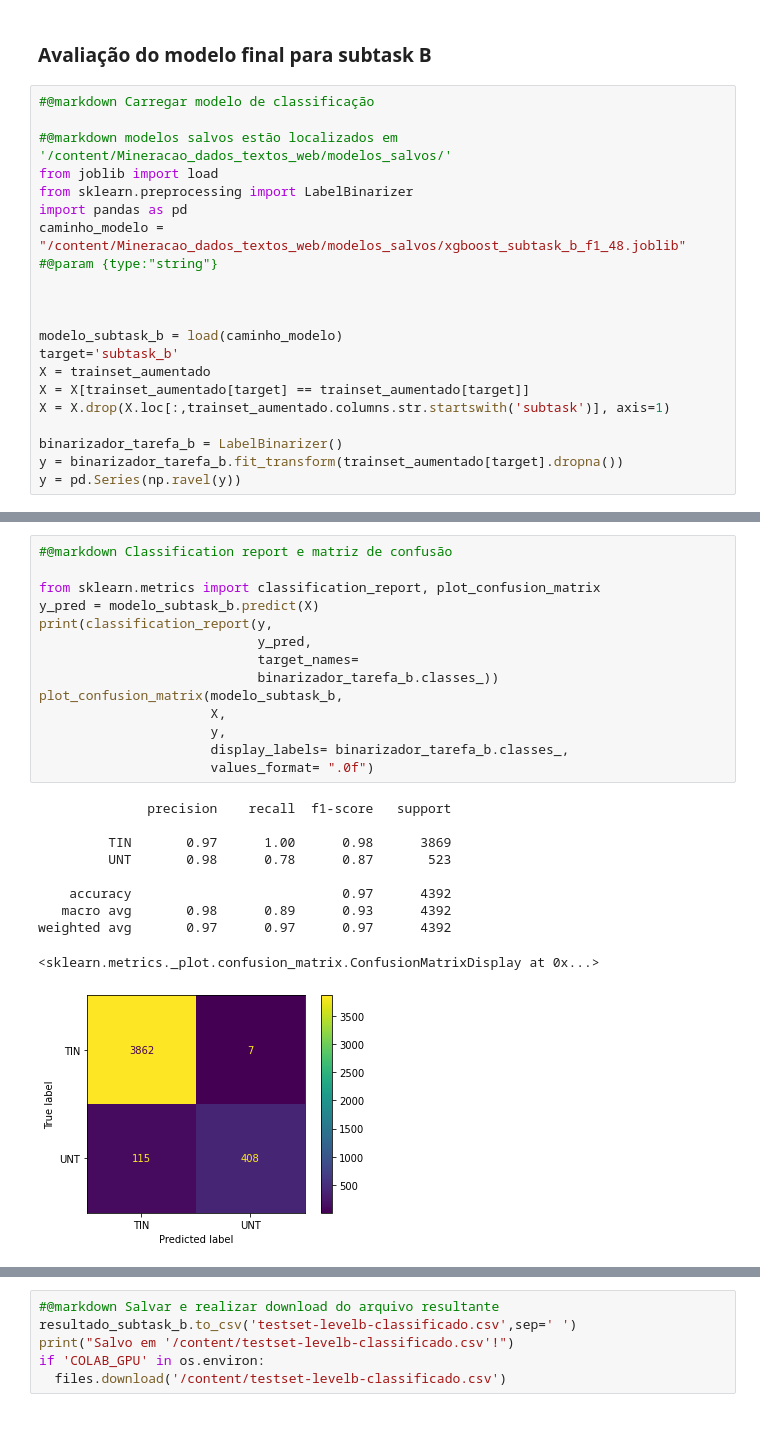
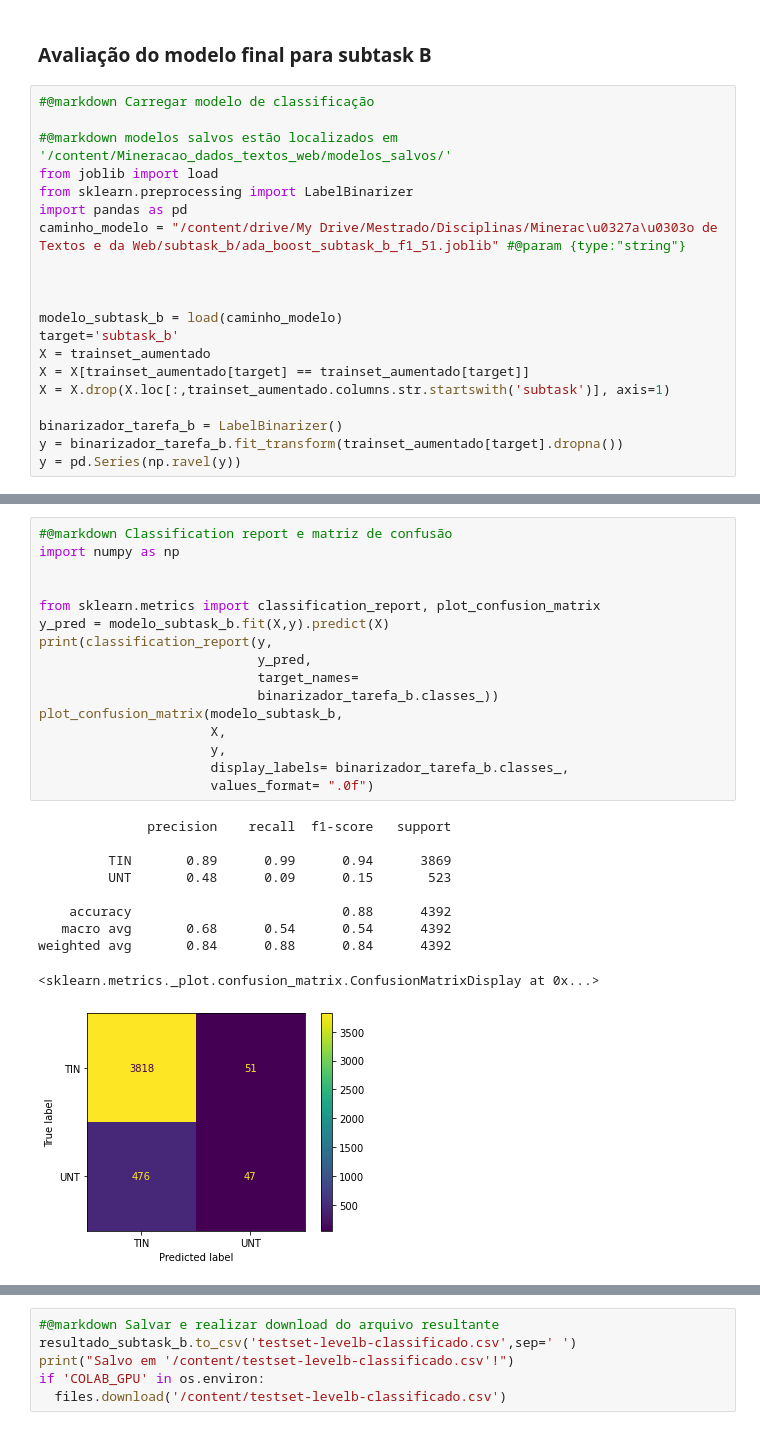
Before and after one commit to eduardodut/Mineracao_dados_textos_web, a Jupyter notebook: projeto01_equipe01.ipynb, the cells around one changed output, grey strips where cells are left out. Cells and saved outputs as stored; diff of their text form.

```diff
--- a/projeto01_equipe01.ipynb
+++ b/projeto01_equipe01.ipynb
@@ -1338,7 +1552,7 @@ Salvo em '/content/testset-levela-classificado.csv'!
 from joblib import load
 from sklearn.preprocessing import LabelBinarizer
 import pandas as pd
-caminho_modelo = "/content/Mineracao_dados_textos_web/modelos_salvos/xgboost_subtask_b_f1_48.joblib" #@param {type:"string"}
+caminho_modelo = "/content/drive/My Drive/Mestrado/Disciplinas/Minerac\u0327a\u0303o de Textos e da Web/subtask_b/ada_boost_subtask_b_f1_51.joblib" #@param {type:"string"}
 
 
 
@@ -1374,28 +1589,30 @@ Média do F1 score de teste:  0.493
 # %%
 #@markdown Classification report e matriz de confusão
+import numpy as np
+
 
 from sklearn.metrics import classification_report, plot_confusion_matrix
-y_pred = modelo_subtask_b.predict(X)
+y_pred = modelo_subtask_b.fit(X,y).predict(X)
 print(classification_report(y,
                             y_pred,
                             target_names=
                             binarizador_tarefa_b.classes_))
 plot_confusion_matrix(modelo_subtask_b,
                       X,
                       y,
                       display_labels= binarizador_tarefa_b.classes_,
                       values_format= ".0f")
 # %% [output]
               precision    recall  f1-score   support
 
-         TIN       0.97      1.00      0.98      3869
-         UNT       0.98      0.78      0.87       523
+         TIN       0.89      0.99      0.94      3869
+         UNT       0.48      0.09      0.15       523
 
-    accuracy                           0.97      4392
-   macro avg       0.98      0.89      0.93      4392
-weighted avg       0.97      0.97      0.97      4392
+    accuracy                           0.88      4392
+   macro avg       0.68      0.54      0.54      4392
+weighted avg       0.84      0.88      0.84      4392
 <sklearn.metrics._plot.confusion_matrix.ConfusionMatrixDisplay at 0x...>
-[figure, old version]
+[figure, new version]
 # %%
 #@markdown Classificação dos tweets da subtask
 
```
Also changed, not shown: parts of 37 cells of this notebook.
